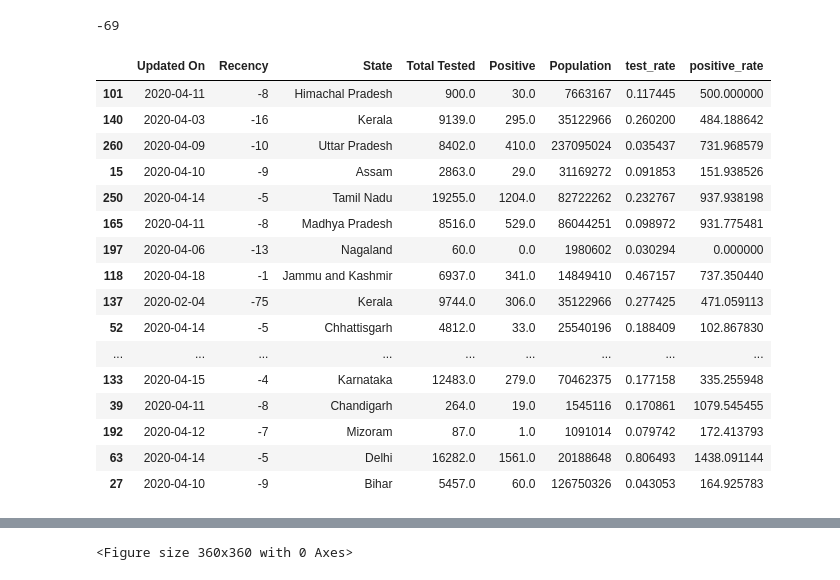
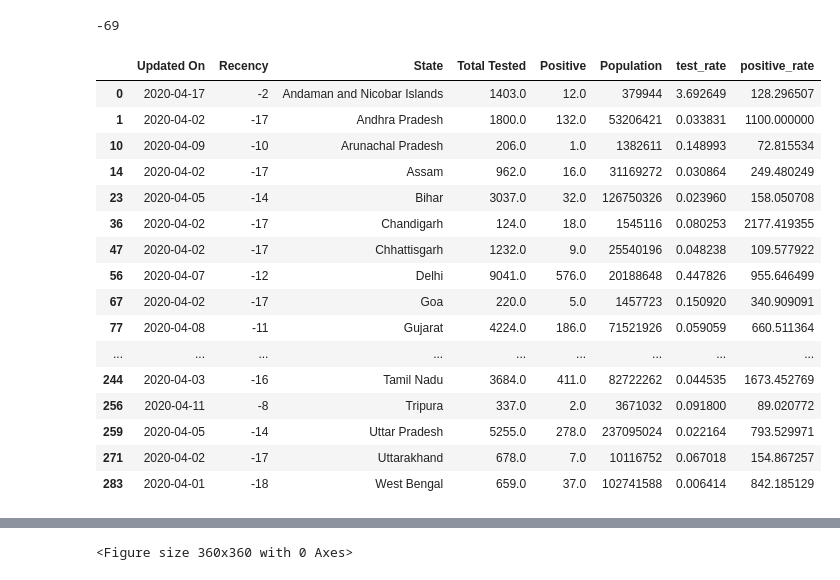
Before and after one commit to suryade1992/CovidSatetwiseTesting, a Jupyter notebook: Covid19.ipynb, the cells around one changed output, grey strips where cells are left out. Saved outputs shown, nothing was run; the diff lists cells and outputs as text; code cells hidden in the pictures.

```diff
--- a/Covid19.ipynb
+++ b/Covid19.ipynb
@@ -24,34 +24,34 @@ import seaborn as sns
 import math
 import numpy as np
 from matplotlib import pyplot as plt
-data_df = pd.read_excel('Covid19.xlsx')
+data_df = pd.read_excel('Covid19.xlsx',sheetname='Sheet2')
 data_df['Updated'] = data_df['Updated On'].apply(lambda x: str(x)[:10])
 all_days = list(sorted(data_df['Updated'].unique()))
 data_df['Recency'] = data_df['Updated'].apply(lambda x: get_dif(all_days[-1],x))
-data_df = data_df[data_df['Total Tested']>=0].sort_values(['State','Updated'])
+data_df = data_df[data_df['Total Tested']*data_df['Positive']>=0].sort_values(['State','Updated'])
 data_df = data_df[['Updated On','Recency','State', 'Total Tested', 'Positive']]
 population_df = pd.read_excel('Population.xlsx').rename(columns={'State or union territory':'State','Population (2020 estimates)':'Population'})
 chart_df = data_df.merge(population_df,on='State',how='left')
 # %%
 chart_df['test_rate'] = chart_df.apply(lambda x: 1000*x['Total Tested']/x['Population'],axis=1)
 chart_df['positive_rate'] = chart_df.apply(lambda x: 15000*x['Positive']/x['Total Tested'],axis=1)
-chart_df.sample(28)
+chart_df.drop_duplicates('State')
 # %% [output]
 |  | Updated On | Recency | State | Total Tested | Positive | Population | test_rate | positive_rate |
-| 101 | 2020-04-11 | -8 | Himachal Pradesh | 900.0 | 30.0 | 7663167 | 0.117445 | 500.000000 |
-| 140 | 2020-04-03 | -16 | Kerala | 9139.0 | 295.0 | 35122966 | 0.260200 | 484.188642 |
-| 260 | 2020-04-09 | -10 | Uttar Pradesh | 8402.0 | 410.0 | 237095024 | 0.035437 | 731.968579 |
-| 15 | 2020-04-10 | -9 | Assam | 2863.0 | 29.0 | 31169272 | 0.091853 | 151.938526 |
-| 250 | 2020-04-14 | -5 | Tamil Nadu | 19255.0 | 1204.0 | 82722262 | 0.232767 | 937.938198 |
-| 165 | 2020-04-11 | -8 | Madhya Pradesh | 8516.0 | 529.0 | 86044251 | 0.098972 | 931.775481 |
-| 197 | 2020-04-06 | -13 | Nagaland | 60.0 | 0.0 | 1980602 | 0.030294 | 0.000000 |
-| 118 | 2020-04-18 | -1 | Jammu and Kashmir | 6937.0 | 341.0 | 14849410 | 0.467157 | 737.350440 |
-| 137 | 2020-02-04 | -75 | Kerala | 9744.0 | 306.0 | 35122966 | 0.277425 | 471.059113 |
-| 52 | 2020-04-14 | -5 | Chhattisgarh | 4812.0 | 33.0 | 25540196 | 0.188409 | 102.867830 |
+| 0 | 2020-04-17 | -2 | Andaman and Nicobar Islands | 1403.0 | 12.0 | 379944 | 3.692649 | 128.296507 |
+| 1 | 2020-04-02 | -17 | Andhra Pradesh | 1800.0 | 132.0 | 53206421 | 0.033831 | 1100.000000 |
+| 10 | 2020-04-09 | -10 | Arunachal Pradesh | 206.0 | 1.0 | 1382611 | 0.148993 | 72.815534 |
+| 14 | 2020-04-02 | -17 | Assam | 962.0 | 16.0 | 31169272 | 0.030864 | 249.480249 |
+| 23 | 2020-04-05 | -14 | Bihar | 3037.0 | 32.0 | 126750326 | 0.023960 | 158.050708 |
+| 36 | 2020-04-02 | -17 | Chandigarh | 124.0 | 18.0 | 1545116 | 0.080253 | 2177.419355 |
+| 47 | 2020-04-02 | -17 | Chhattisgarh | 1232.0 | 9.0 | 25540196 | 0.048238 | 109.577922 |
+| 56 | 2020-04-07 | -12 | Delhi | 9041.0 | 576.0 | 20188648 | 0.447826 | 955.646499 |
+| 67 | 2020-04-02 | -17 | Goa | 220.0 | 5.0 | 1457723 | 0.150920 | 340.909091 |
+| 77 | 2020-04-08 | -11 | Gujarat | 4224.0 | 186.0 | 71521926 | 0.059059 | 660.511364 |
 | ... | ... | ... | ... | ... | ... | ... | ... | ... |
-| 133 | 2020-04-15 | -4 | Karnataka | 12483.0 | 279.0 | 70462375 | 0.177158 | 335.255948 |
-| 39 | 2020-04-11 | -8 | Chandigarh | 264.0 | 19.0 | 1545116 | 0.170861 | 1079.545455 |
-| 192 | 2020-04-12 | -7 | Mizoram | 87.0 | 1.0 | 1091014 | 0.079742 | 172.413793 |
-| 63 | 2020-04-14 | -5 | Delhi | 16282.0 | 1561.0 | 20188648 | 0.806493 | 1438.091144 |
-| 27 | 2020-04-10 | -9 | Bihar | 5457.0 | 60.0 | 126750326 | 0.043053 | 164.925783 |
+| 244 | 2020-04-03 | -16 | Tamil Nadu | 3684.0 | 411.0 | 82722262 | 0.044535 | 1673.452769 |
+| 256 | 2020-04-11 | -8 | Tripura | 337.0 | 2.0 | 3671032 | 0.091800 | 89.020772 |
+| 259 | 2020-04-05 | -14 | Uttar Pradesh | 5255.0 | 278.0 | 237095024 | 0.022164 | 793.529971 |
+| 271 | 2020-04-02 | -17 | Uttarakhand | 678.0 | 7.0 | 10116752 | 0.067018 | 154.867257 |
+| 283 | 2020-04-01 | -18 | West Bengal | 659.0 | 37.0 | 102741588 | 0.006414 | 842.185129 |
 # %%
```
Also changed, not shown: parts of 2 cells of this notebook, 24 other files.
